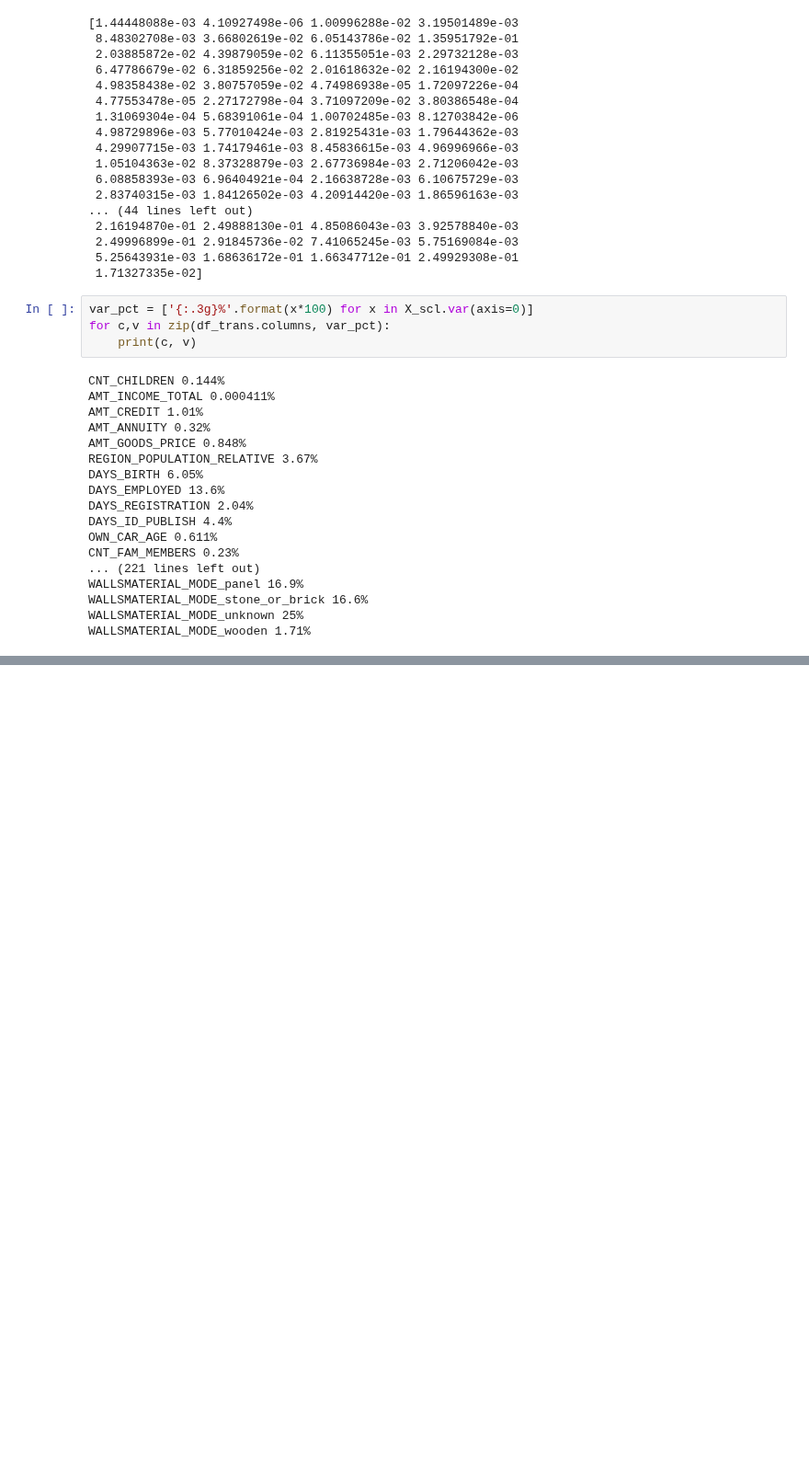
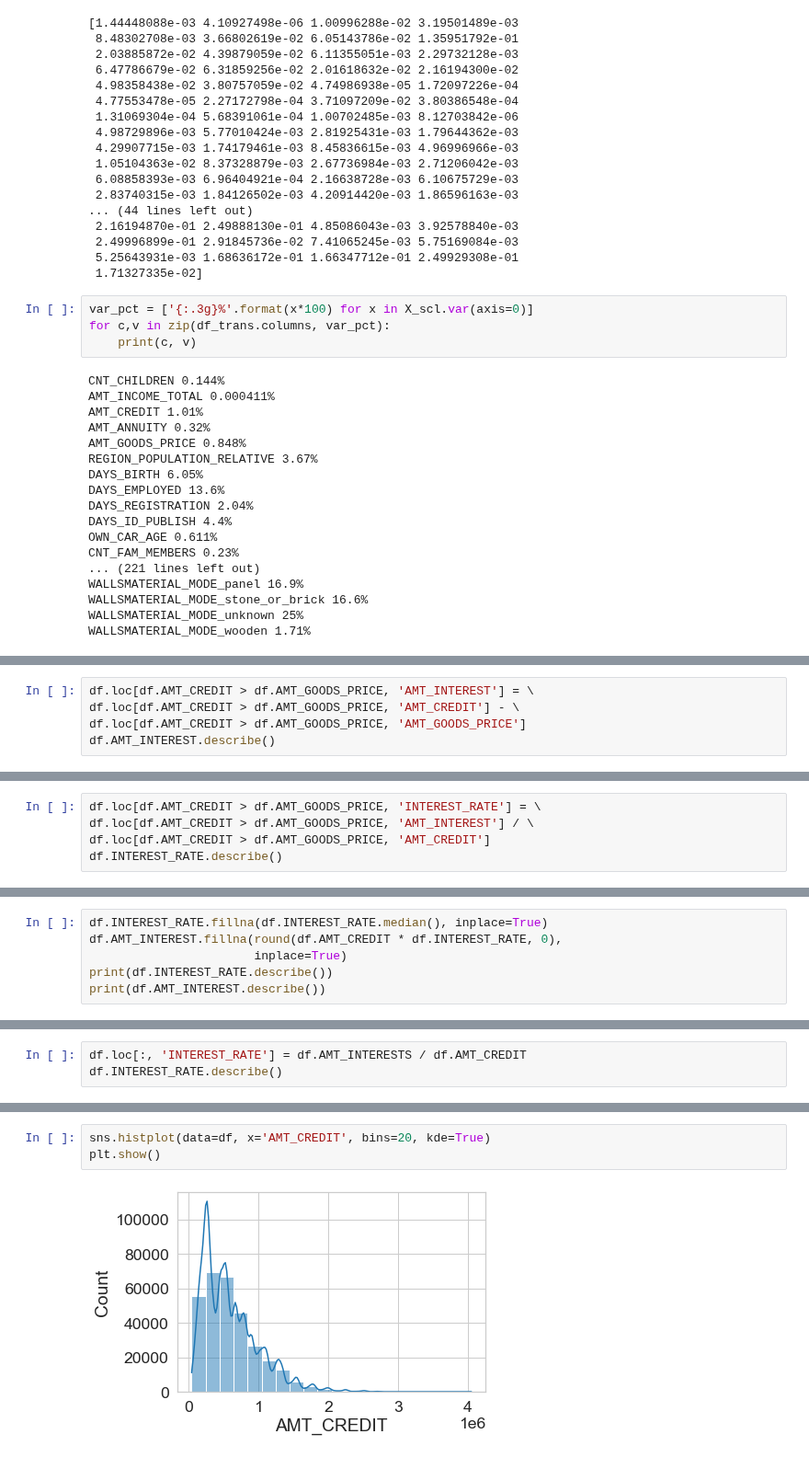
Before and after one commit to gitadum/credit_risk_rating, a Jupyter notebook: 00_notebooks/02_Exploration.ipynb, the cells around one changed output, grey strips where cells are left out. Shown at 92% size. Saved outputs shown, nothing was run; the diff lists cells and outputs as text; blank space fills up the shorter version.

```diff
--- a/00_notebooks/02_Exploration.ipynb
+++ b/00_notebooks/02_Exploration.ipynb
@@ -600,0 +669,5 @@ WALLSMATERIAL_MODE_wooden 1.71%
+# %%
+df.loc[df.AMT_CREDIT > df.AMT_GOODS_PRICE, 'AMT_INTEREST'] = \
+df.loc[df.AMT_CREDIT > df.AMT_GOODS_PRICE, 'AMT_CREDIT'] - \
+df.loc[df.AMT_CREDIT > df.AMT_GOODS_PRICE, 'AMT_GOODS_PRICE']
+df.AMT_INTEREST.describe()
@@ -600,0 +684,5 @@ WALLSMATERIAL_MODE_wooden 1.71%
+# %%
+df.loc[df.AMT_CREDIT > df.AMT_GOODS_PRICE, 'INTEREST_RATE'] = \
+df.loc[df.AMT_CREDIT > df.AMT_GOODS_PRICE, 'AMT_INTEREST'] / \
+df.loc[df.AMT_CREDIT > df.AMT_GOODS_PRICE, 'AMT_CREDIT']
+df.INTEREST_RATE.describe()
@@ -600,0 +699,6 @@ WALLSMATERIAL_MODE_wooden 1.71%
+# %%
+df.INTEREST_RATE.fillna(df.INTEREST_RATE.median(), inplace=True)
+df.AMT_INTEREST.fillna(round(df.AMT_CREDIT * df.INTEREST_RATE, 0),
+                       inplace=True)
+print(df.INTEREST_RATE.describe())
+print(df.AMT_INTEREST.describe())
@@ -600,0 +730,3 @@ WALLSMATERIAL_MODE_wooden 1.71%
+# %%
+df.loc[:, 'INTEREST_RATE'] = df.AMT_INTERESTS / df.AMT_CREDIT
+df.INTEREST_RATE.describe()
@@ -600,0 +771,5 @@ WALLSMATERIAL_MODE_wooden 1.71%
+# %%
+sns.histplot(data=df, x='AMT_CREDIT', bins=20, kde=True)
+plt.show()
+# %% [output]
+[figure, added]
```
Also changed, not shown: parts of 16 cells of this notebook.
